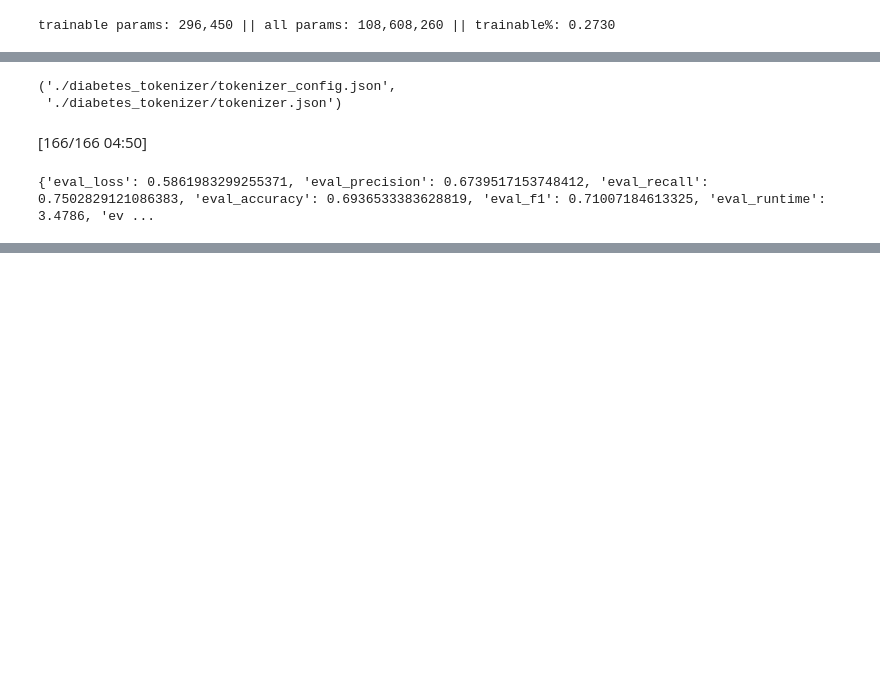
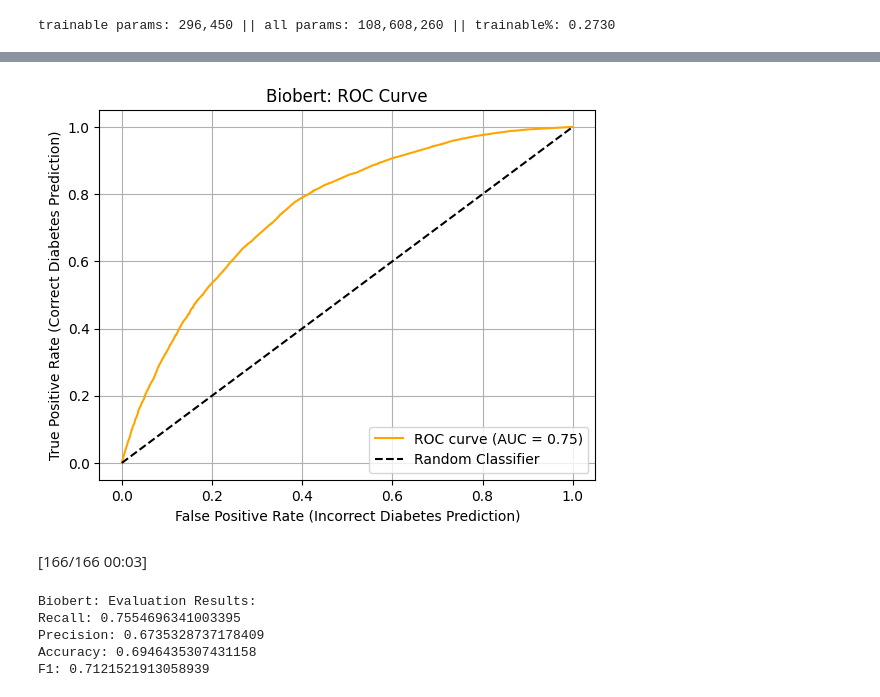
Before and after one commit to brianchang12/High-Risk-Project, a Jupyter notebook: high_risk_project.ipynb, the cells around one changed output, grey strips where cells are left out. Drawn from its saved outputs; the diff is of its cells as text; code cells hidden in the pictures; blank space fills up the shorter version.

```diff
--- a/high_risk_project.ipynb
+++ b/high_risk_project.ipynb
@@ -216,7 +216,7 @@ test_encodings = tokenizer(texts, truncation=True, padding=True, return_tensors=
 # Referenced/Used: https://huggingface.co/docs/peft/package_reference/lora
 # Referenced/Used AI generated code and info from OpenAI GPT-4.1 through Github Copilot (Help with using and configuring args for LoraConfig, help with using get_peft_config)
 peft_config = LoraConfig(task_type=TaskType.SEQ_CLS, inference_mode=False, r=8, lora_alpha=32, lora_dropout=0.1)
-model = get_peft_model(model, peft_config)
+biobert_model = get_peft_model(biobert_model, peft_config)
 # End of: Referenced/Used AI generated code and info from OpenAI GPT-4.1 through Github Copilot (Help with using and configuring args for LoraConfig, help with using get_peft_config)
 # End of: Referenced/Used: https://huggingface.co/docs/peft/package_reference/lora
 # %%
@@ -247,6 +249,7 @@ trainer = Trainer(
 # End of: Referenced/Used AI generated code and info from OpenAI GPT-4.1 through Github Copilot (Help with using and configuring args for TrainingArguments and Trainer, Help with general inquiries for hyperparameters)
 # %%
 # Referenced/Used AI generated code and info from OpenAI GPT-4.1 through Github Copilot (Help with train and trainer)
-trainer.train()
+biobert_trainer = get_trainer(biobert_model)
+biobert_trainer.train()
 # End of: Referenced/Used AI generated code and info from OpenAI GPT-4.1 through Github Copilot (Help with train and trainer)
 # %% [output]
@@ -254,29 +262,25 @@ KeyboardInterrupt:
 # %%
 # Referenced/Used AI generated code and info from OpenAI GPT-4.1 through Github Copilot (Help with saving model and tokenizer)
-trainer.save_model("./diabetes_model")
-tokenizer.save_pretrained("./diabetes_tokenizer")
+def save_model_tokenizer(trainer, tokenizer, save_path):
+  trainer.save_model(save_path / "model")
+  tokenizer.save_pretrained(save_path / "tokenizer")
 # End of: Referenced/Used AI generated code and info from OpenAI GPT-4.1 through Github Copilot (Help with saving model and tokenizer)
-# %% [output]
-('./diabetes_tokenizer/tokenizer_config.json',
- './diabetes_tokenizer/tokenizer.json')
 # %%
 # Referenced/Used AI generated code and info from OpenAI GPT-4.1 through Github Copilot (Help with evaluating results)
-eval_results = trainer.evaluate()
-precision = eval_results["eval_precision"]
-recall = eval_results["eval_recall"]
-accuracy = eval_results["eval_accuracy"]
-f1 = eval_results["eval_f1"]
+def print_eval_metrics(trainer, classifier_name):
+  eval_results = trainer.evaluate()
+  precision = eval_results["eval_precision"]
+  recall = eval_results["eval_recall"]
+  accuracy = eval_results["eval_accuracy"]
+  f1 = eval_results["eval_f1"]
 
-evaluation_text = "Evaluation Results:\n" + f"Recall: {recall}\n" + f"Precision: {precision}\n" + f"Accuracy: {accuracy}\n" + f"F1: {f1}"
-print(evaluation_text)
+  evaluation_text = f"{classifier_name}: Evaluation Results:\n" + f"Recall: {recall}\n" + f"Precision: {precision}\n" + f"Accuracy: {accuracy}\n" + f"F1: {f1}"
+  print(evaluation_text)
 # End of: Referenced/Used: https://huggingface.co/docs/peft/en/quicktour
 # End of: Referenced/Used AI generated code and info from OpenAI GPT-4.1 through Github Copilot (Help with evaluating results)
-# %% [output]
-[166/166 04:50]
-{'eval_loss': 0.5861983299255371, 'eval_precision': 0.6739517153748412, 'eval_recall': 0.7502829121086383, 'eval_accuracy': 0.6936533383628819, 'eval_f1': 0.71007184613325, 'eval_runtime': 3.4786, 'ev ...
 # %%
 # Referenced/Used AI generated code and info from OpenAI GPT-4.1 through Github Copilot (Roc Auc graph implementation)
-def graph_roc_auc(trainer, dataset):
+def graph_roc_auc(trainer, dataset, classifier_name):
   pred_results = trainer.predict(dataset)
   logits = pred_results.predictions
   labels = pred_results.label_ids
@@ -285,11 +289,16 @@ def graph_roc_auc(trainer, dataset):
   auc = roc_auc_score(labels, probs)
 
   plt.figure()
-  plt.plot(fpr, tpr, label=f"ROC curve (AUC = {auc:.2f})")
-  plt.plot([0, 1], [0, 1], "k--", label="Random")
-  plt.xlabel("False Positive Rate")
-  plt.ylabel("True Positive Rate")
-  plt.title("ROC Curve")
+  plt.plot(fpr, tpr, label=f"ROC curve (AUC = {auc:.2f})", color="orange")
+  plt.plot([0, 1], [0, 1], "k--", label="Random Classifier")
+  plt.xlabel("False Positive Rate (Incorrect Diabetes Prediction)")
+  plt.ylabel("True Positive Rate (Correct Diabetes Prediction)")
+  plt.title(f"{classifier_name}: ROC Curve")
+  plt.grid(visible=True)
   plt.legend(loc="lower right")
   plt.show()
 # End of: Referenced/Used AI generated code and info from OpenAI GPT-4.1 through Github Copilot (Roc Auc graph implementation)
+# %%
+graph_roc_auc(biobert_trainer, DiabetesDataset(test_encodings, y_test.values), "Biobert")
+print_eval_metrics(biobert_trainer, "Biobert")
+# %% [output]
@@ -296,2 +306,9 @@ def graph_roc_auc(trainer, dataset):
+[figure, added]
+[166/166 00:03]
+Biobert: Evaluation Results:
+Recall: 0.7554696341003395
+Precision: 0.6735328737178409
+Accuracy: 0.6946435307431158
+F1: 0.7121521913058939
 # %%
 # End of: Referenced/Used AI generated code and info from OpenAI GPT-4.1 through Github Copilot
```
Also changed, not shown: parts of 6 cells of this notebook.
